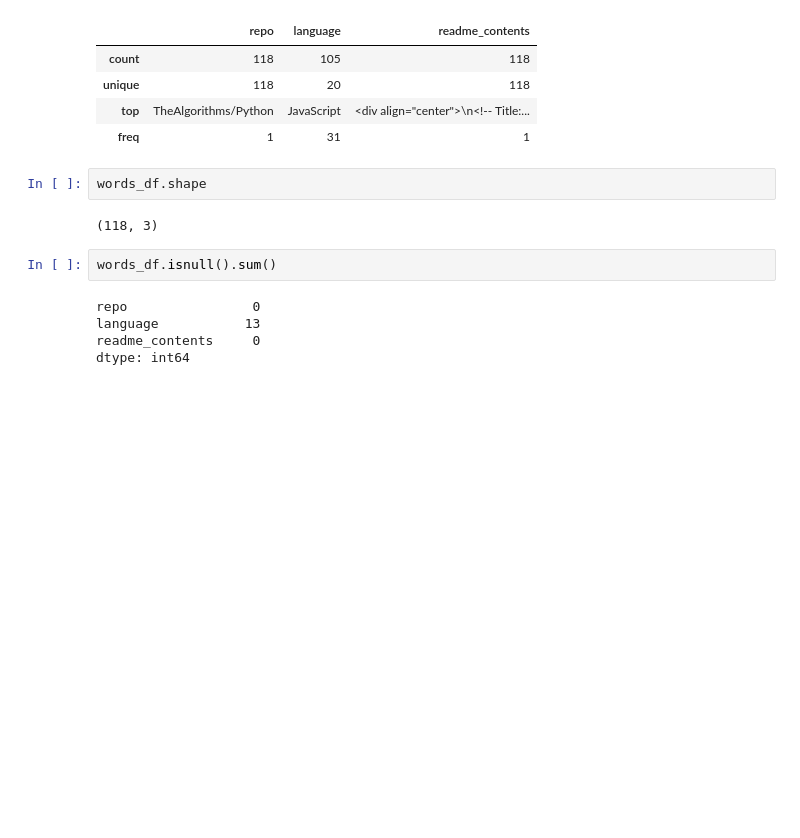
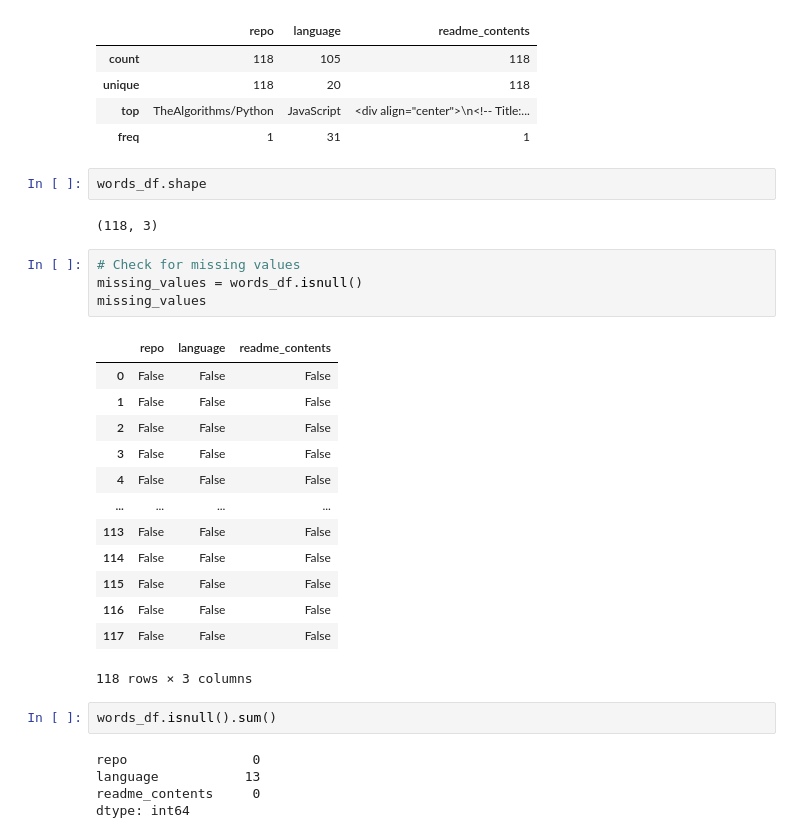
Before and after one commit to fork-your-repository/nlp-project, a Jupyter notebook: explore_ms.ipynb, the cells around one changed output. Drawn from its saved outputs; the diff is of its cells as text; blank space fills up the shorter version.

```diff
--- a/explore_ms.ipynb
+++ b/explore_ms.ipynb
@@ -116,6 +148,24 @@ words_df.describe()
 words_df.shape
 # %% [output]
 (118, 3)
+# %%
+# Check for missing values
+missing_values = words_df.isnull()
+missing_values
+# %% [output]
+|  | repo | language | readme_contents |
+| 0 | False | False | False |
+| 1 | False | False | False |
+| 2 | False | False | False |
+| 3 | False | False | False |
+| 4 | False | False | False |
+| ... | ... | ... | ... |
+| 113 | False | False | False |
+| 114 | False | False | False |
+| 115 | False | False | False |
+| 116 | False | False | False |
+| 117 | False | False | False |
+118 rows × 3 columns
 # %%
 words_df.isnull().sum()
 # %% [output]
```
Also changed, not shown: parts of 10 cells of this notebook.
